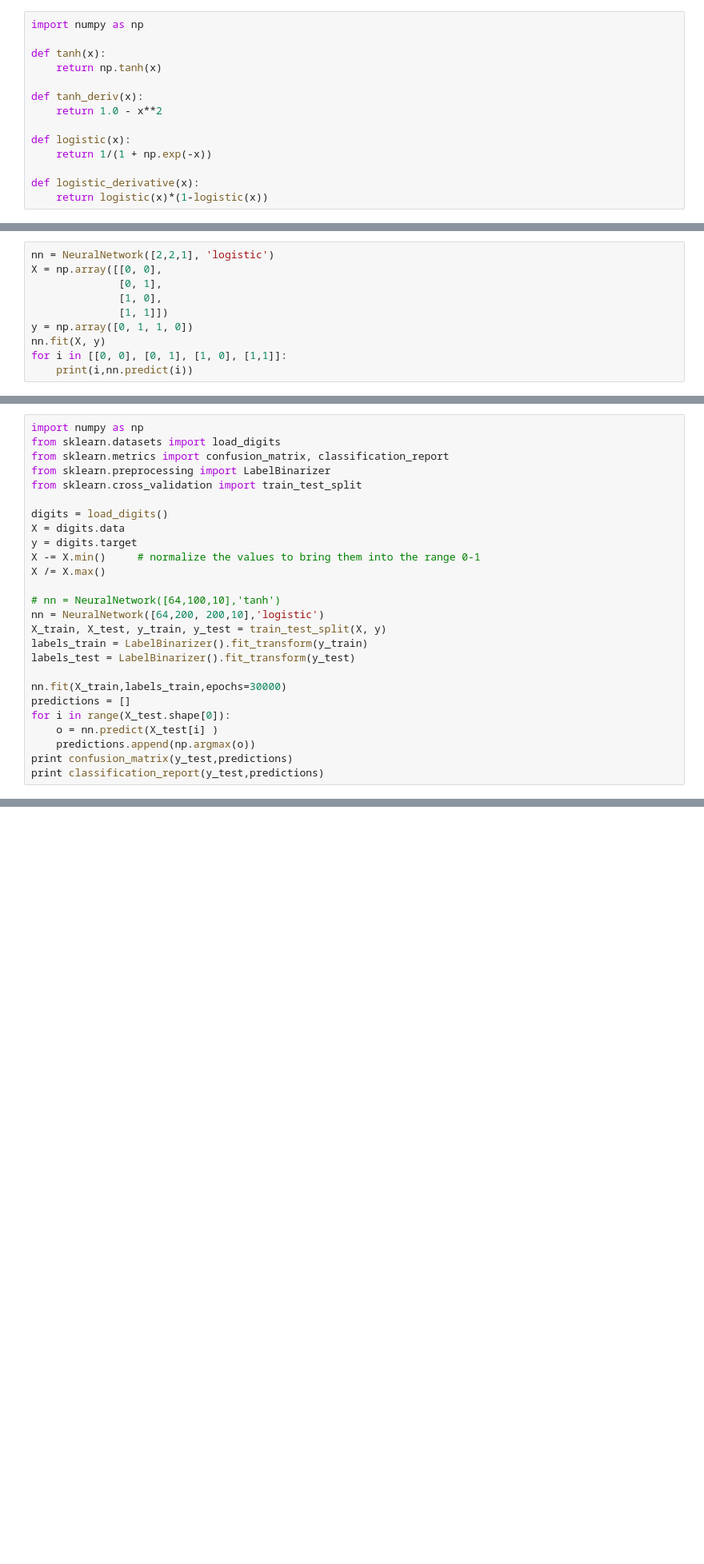
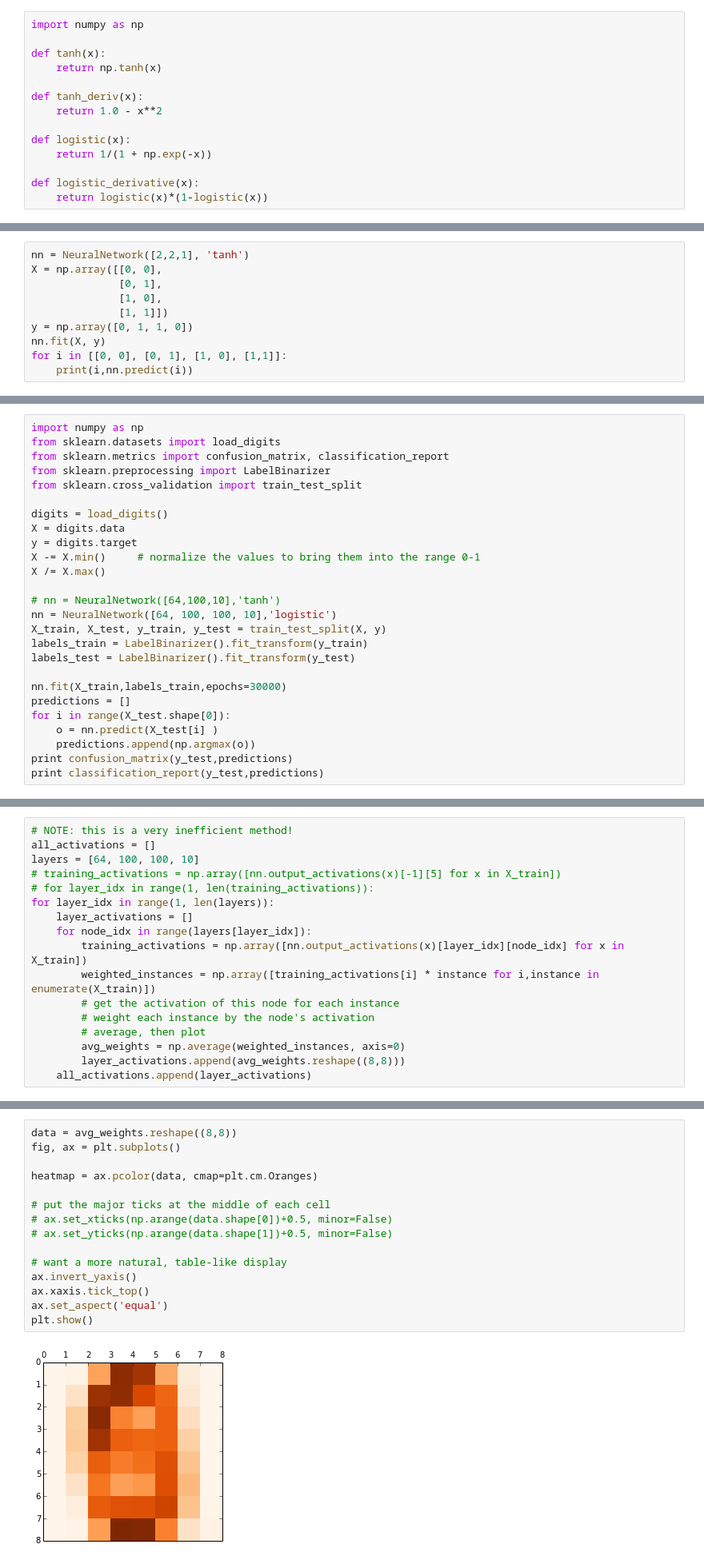
Before and after one commit to dcumachinelearning/ml-group, a Jupyter notebook: feedforward_neural_networks/python/feedforward_neural_network.ipynb, the cells around one changed output, grey strips where cells are left out. Shown at 80% size. Saved outputs shown, nothing was run; the diff lists cells and outputs as text; blank space fills up the shorter version.

```diff
--- a/feedforward_neural_networks/python/feedforward_neural_network.ipynb
+++ b/feedforward_neural_networks/python/feedforward_neural_network.ipynb
@@ -70,5 +97,5 @@ class NeuralNetwork:
 # %%
-nn = NeuralNetwork([2,2,1], 'logistic')
+nn = NeuralNetwork([2,2,1], 'tanh')
 X = np.array([[0, 0],
               [0, 1],
               [1, 0],
@@ -96,7 +125,7 @@ X -= X.min()     # normalize the values to bring them into the range 0-1
 X /= X.max()
 
 # nn = NeuralNetwork([64,100,10],'tanh')
-nn = NeuralNetwork([64,200, 200,10],'logistic')
+nn = NeuralNetwork([64, 100, 100, 10],'logistic')
 X_train, X_test, y_train, y_test = train_test_split(X, y)
 labels_train = LabelBinarizer().fit_transform(y_train)
 labels_test = LabelBinarizer().fit_transform(y_test)
@@ -128,0 +183,17 @@ avg / total       0.96      0.96      0.96       450
+# %%
+# NOTE: this is a very inefficient method!
+all_activations = []
+layers = [64, 100, 100, 10]
+# training_activations = np.array([nn.output_activations(x)[-1][5] for x in X_train])
+# for layer_idx in range(1, len(training_activations)):
+for layer_idx in range(1, len(layers)):
+    layer_activations = []
+    for node_idx in range(layers[layer_idx]):
+        training_activations = np.array([nn.output_activations(x)[layer_idx][node_idx] for x in X_train])
+        weighted_instances = np.array([training_activations[i] * instance for i,instance in enumerate(X_train)])
+        # get the activation of this node for each instance
+        # weight each instance by the node's activation
+        # average, then plot
+        avg_weights = np.average(weighted_instances, axis=0)
+        layer_activations.append(avg_weights.reshape((8,8)))
+    all_activations.append(layer_activations)
@@ -128,0 +241,17 @@ avg / total       0.96      0.96      0.96       450
+# %%
+data = avg_weights.reshape((8,8))
+fig, ax = plt.subplots()
+
+heatmap = ax.pcolor(data, cmap=plt.cm.Oranges)
+
+# put the major ticks at the middle of each cell
+# ax.set_xticks(np.arange(data.shape[0])+0.5, minor=False)
+# ax.set_yticks(np.arange(data.shape[1])+0.5, minor=False)
+
+# want a more natural, table-like display
+ax.invert_yaxis()
+ax.xaxis.tick_top()
+ax.set_aspect('equal')
+plt.show()
+# %% [output]
+[figure, added]
```
Also changed, not shown: parts of 11 cells of this notebook.
